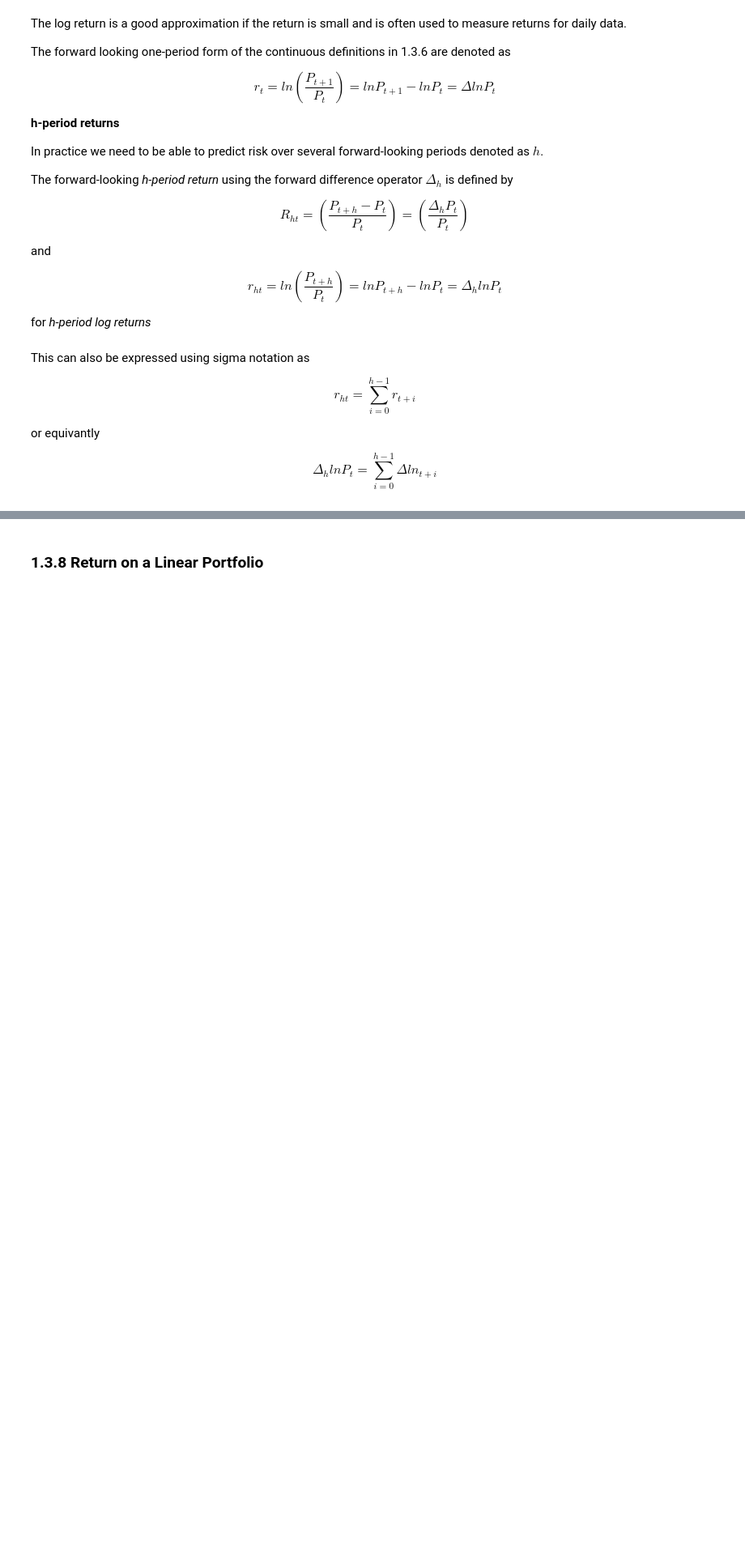
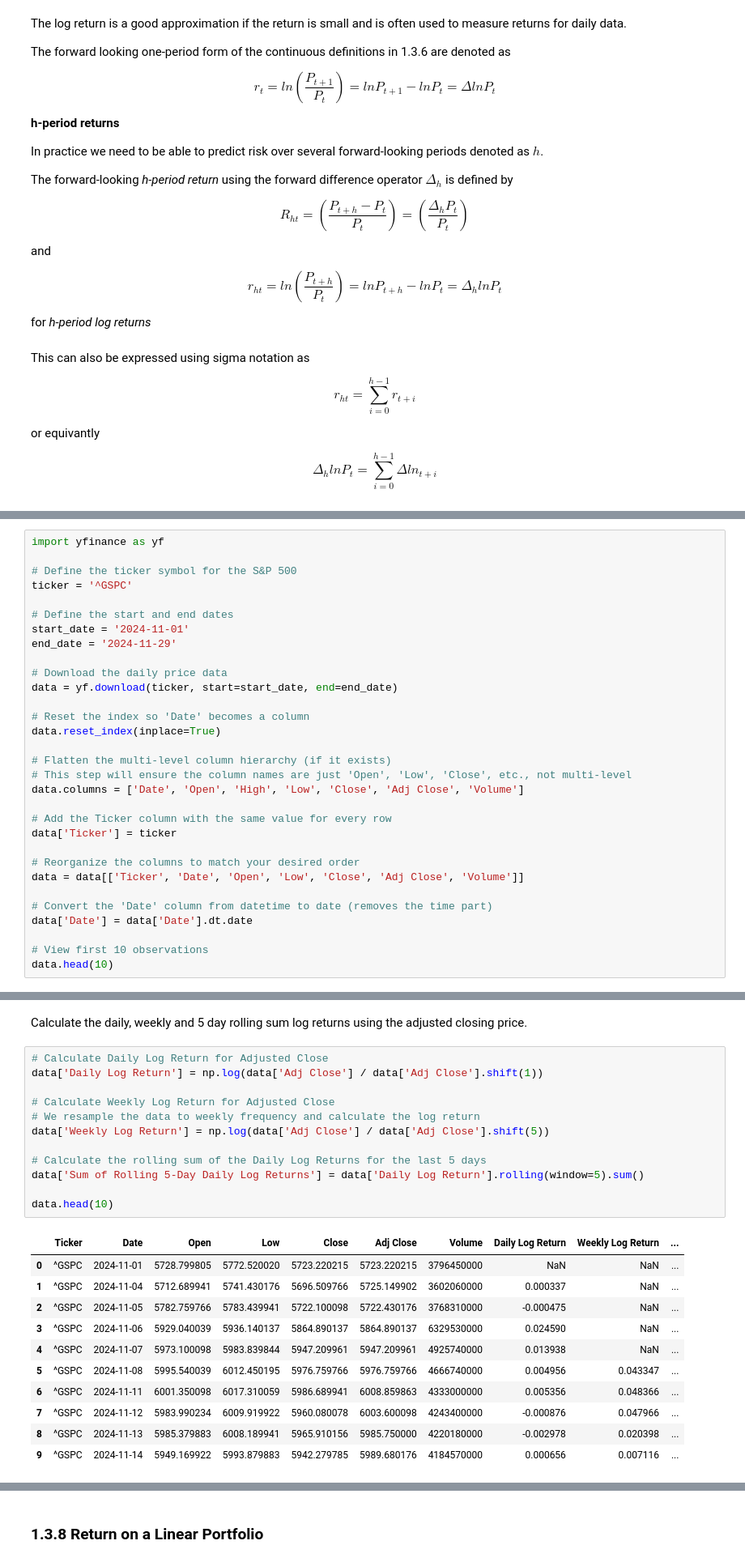
Before and after one commit to mickeyadd/my_risk_toolkit, a Jupyter notebook: Market Risk Analysis Notes/I. Quantitative Methods in Finance/Chapter 1 - Basic Calculus for Finance/1.3 Analysis of Financial Returns.ipynb, the cells around one changed output, grey strips where cells are left out. Shown at 81% size. Saved outputs shown, nothing was run; the diff lists cells and outputs as text; blank space fills up the shorter version.

```diff
--- a/Market Risk Analysis Notes/I. Quantitative Methods in Finance/Chapter 1 - Basic Calculus for Finance/1.3 Analysis of Financial Returns.ipynb
+++ b/Market Risk Analysis Notes/I. Quantitative Methods in Finance/Chapter 1 - Basic Calculus for Finance/1.3 Analysis of Financial Returns.ipynb
@@ -448,0 +461,31 @@ $$\Delta_h ln P_{t} = \sum_{i = 0}^{h - 1}  \Delta ln_{t + i}$$
+# %%
+import yfinance as yf
+
+# Define the ticker symbol for the S&P 500
+ticker = '^GSPC'
+
+# Define the start and end dates
+start_date = '2024-11-01'
+end_date = '2024-11-29'
+
+# Download the daily price data
+data = yf.download(ticker, start=start_date, end=end_date)
+
+# Reset the index so 'Date' becomes a column
+data.reset_index(inplace=True)
+
+# Flatten the multi-level column hierarchy (if it exists)
+# This step will ensure the column names are just 'Open', 'Low', 'Close', etc., not multi-level
+data.columns = ['Date', 'Open', 'High', 'Low', 'Close', 'Adj Close', 'Volume']
+
+# Add the Ticker column with the same value for every row
+data['Ticker'] = ticker
+
+# Reorganize the columns to match your desired order
+data = data[['Ticker', 'Date', 'Open', 'Low', 'Close', 'Adj Close', 'Volume']]
+
+# Convert the 'Date' column from datetime to date (removes the time part)
+data['Date'] = data['Date'].dt.date
+
+# View first 10 observations
+data.head(10)
@@ -448,0 +505,26 @@ $$\Delta_h ln P_{t} = \sum_{i = 0}^{h - 1}  \Delta ln_{t + i}$$
+# %% [markdown]
+Calculate the daily, weekly and 5 day rolling sum log returns using the adjusted closing price.
+# %%
+# Calculate Daily Log Return for Adjusted Close
+data['Daily Log Return'] = np.log(data['Adj Close'] / data['Adj Close'].shift(1))
+
+# Calculate Weekly Log Return for Adjusted Close
+# We resample the data to weekly frequency and calculate the log return
+data['Weekly Log Return'] = np.log(data['Adj Close'] / data['Adj Close'].shift(5))
+
+# Calculate the rolling sum of the Daily Log Returns for the last 5 days
+data['Sum of Rolling 5-Day Daily Log Returns'] = data['Daily Log Return'].rolling(window=5).sum()
+
+data.head(10)
+# %% [output]
+|  | Ticker | Date | Open | Low | Close | Adj Close | Volume | Daily Log Return | Weekly Log Return | ... |
+| 0 | ^GSPC | 2024-11-01 | 5728.799805 | 5772.520020 | 5723.220215 | 5723.220215 | 3796450000 | NaN | NaN | ... |
+| 1 | ^GSPC | 2024-11-04 | 5712.689941 | 5741.430176 | 5696.509766 | 5725.149902 | 3602060000 | 0.000337 | NaN | ... |
+| 2 | ^GSPC | 2024-11-05 | 5782.759766 | 5783.439941 | 5722.100098 | 5722.430176 | 3768310000 | -0.000475 | NaN | ... |
+| 3 | ^GSPC | 2024-11-06 | 5929.040039 | 5936.140137 | 5864.890137 | 5864.890137 | 6329530000 | 0.024590 | NaN | ... |
+| 4 | ^GSPC | 2024-11-07 | 5973.100098 | 5983.839844 | 5947.209961 | 5947.209961 | 4925740000 | 0.013938 | NaN | ... |
+| 5 | ^GSPC | 2024-11-08 | 5995.540039 | 6012.450195 | 5976.759766 | 5976.759766 | 4666740000 | 0.004956 | 0.043347 | ... |
+| 6 | ^GSPC | 2024-11-11 | 6001.350098 | 6017.310059 | 5986.689941 | 6008.859863 | 4333000000 | 0.005356 | 0.048366 | ... |
+| 7 | ^GSPC | 2024-11-12 | 5983.990234 | 6009.919922 | 5960.080078 | 6003.600098 | 4243400000 | -0.000876 | 0.047966 | ... |
+| 8 | ^GSPC | 2024-11-13 | 5985.379883 | 6008.189941 | 5965.910156 | 5985.750000 | 4220180000 | -0.002978 | 0.020398 | ... |
+| 9 | ^GSPC | 2024-11-14 | 5949.169922 | 5993.879883 | 5942.279785 | 5989.680176 | 4184570000 | 0.000656 | 0.007116 | ... |
```
Also changed, not shown: parts of 13 cells of this notebook.
